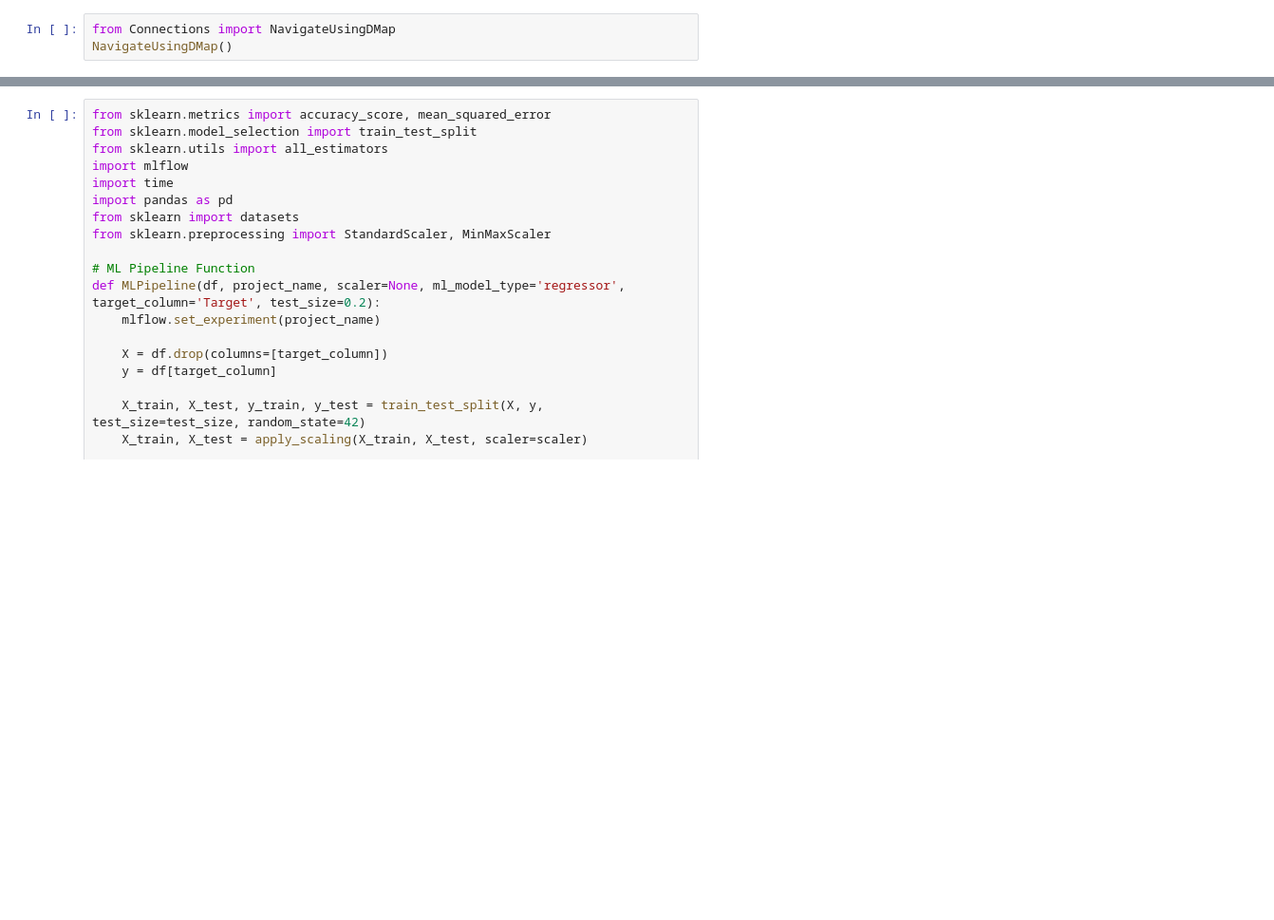
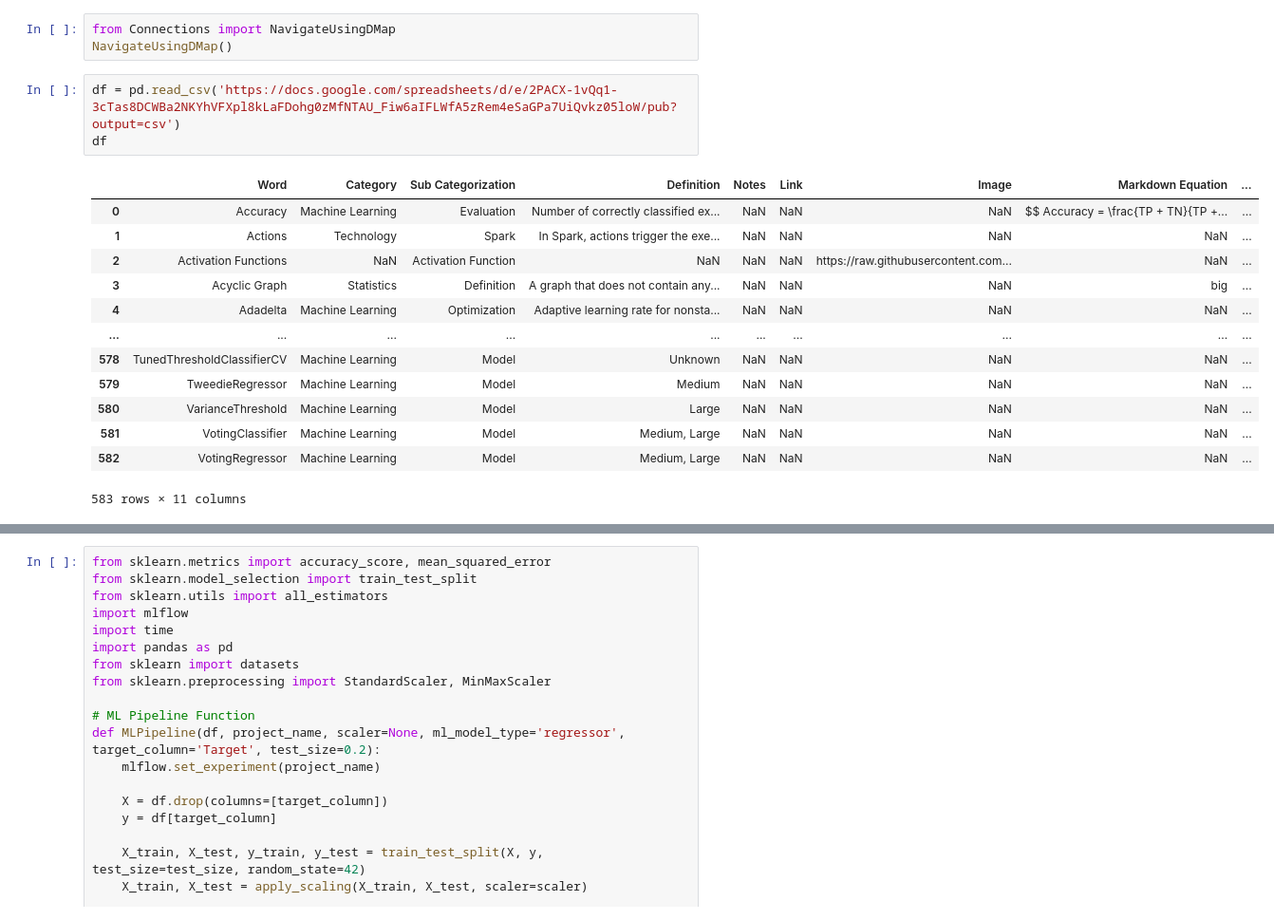
Before and after one commit to derek-dewald/Python_Tools, a Jupyter notebook: JupyterNotebooks/Daily Workbook.ipynb, the cells around one changed output, grey strips where cells are left out. Shown at 95% size. Saved outputs shown, nothing was run; the diff lists cells and outputs as text; blank space fills up the shorter version.

```diff
--- a/JupyterNotebooks/Daily Workbook.ipynb
+++ b/JupyterNotebooks/Daily Workbook.ipynb
@@ -6,3 +6,20 @@ sys.path.append("/Users/derekdewald/Documents/Python/Github_Repo/d_py_functions/
 # %%
 from Connections import NavigateUsingDMap
 NavigateUsingDMap()
+# %%
+df = pd.read_csv('https://docs.google.com/spreadsheets/d/e/2PACX-1vQq1-3cTas8DCWBa2NKYhVFXpl8kLaFDohg0zMfNTAU_Fiw6aIFLWfA5zRem4eSaGPa7UiQvkz05loW/pub?output=csv')
+df
+# %% [output]
+|  | Word | Category | Sub Categorization | Definition | Notes | Link | Image | Markdown Equation | ... |
+| 0 | Accuracy | Machine Learning | Evaluation | Number of correctly classified ex... | NaN | NaN | NaN | $$ Accuracy = \frac{TP + TN}{TP +... | ... |
+| 1 | Actions | Technology | Spark | In Spark, actions trigger the exe... | NaN | NaN | NaN | NaN | ... |
+| 2 | Activation Functions | NaN | Activation Function | NaN | NaN | NaN | https://raw.githubusercontent.com... | NaN | ... |
+| 3 | Acyclic Graph | Statistics | Definition | A graph that does not contain any... | NaN | NaN | NaN | big | ... |
+| 4 | Adadelta | Machine Learning | Optimization | Adaptive learning rate for nonsta... | NaN | NaN | NaN | NaN | ... |
+| ... | ... | ... | ... | ... | ... | ... | ... | ... | ... |
+| 578 | TunedThresholdClassifierCV | Machine Learning | Model | Unknown | NaN | NaN | NaN | NaN | ... |
+| 579 | TweedieRegressor | Machine Learning | Model | Medium | NaN | NaN | NaN | NaN | ... |
+| 580 | VarianceThreshold | Machine Learning | Model | Large | NaN | NaN | NaN | NaN | ... |
+| 581 | VotingClassifier | Machine Learning | Model | Medium, Large | NaN | NaN | NaN | NaN | ... |
+| 582 | VotingRegressor | Machine Learning | Model | Medium, Large | NaN | NaN | NaN | NaN | ... |
+583 rows × 11 columns
```
Also changed, not shown: parts of 2 cells of this notebook, 1 other file.
